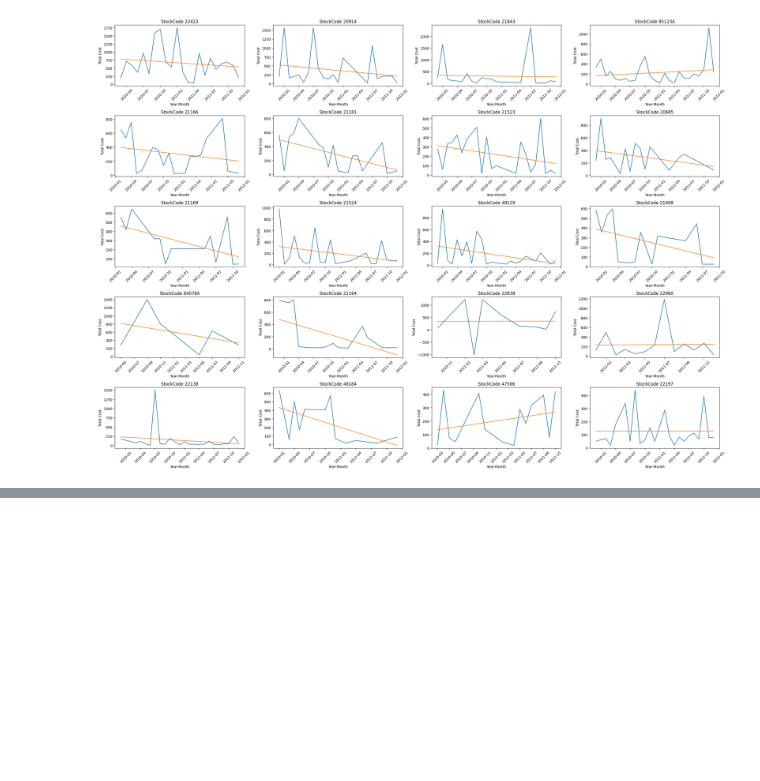
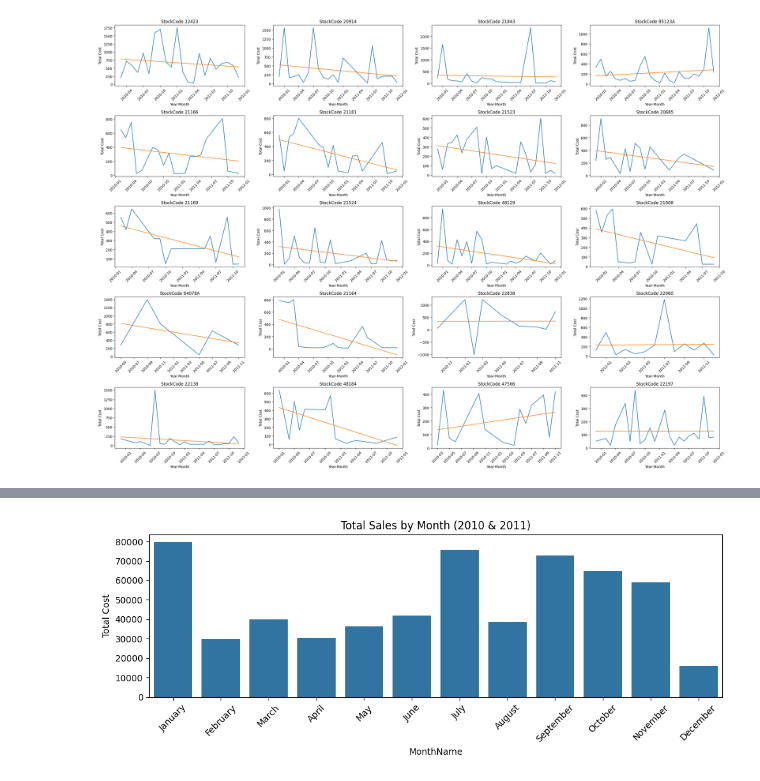
Before and after one commit to Ri-Dearg/ca2-market-retail, a Jupyter notebook: ca2-market-retail.ipynb, the cells around one changed output, grey strips where cells are left out. Cells and saved outputs as stored; diff of their text form; code cells hidden in the pictures; blank space fills up the shorter version.

Commit message:
feat: 🧐 add data for monthly totals

```diff
--- a/ca2-market-retail.ipynb
+++ b/ca2-market-retail.ipynb
@@ -547,3 +547,28 @@ plt.tight_layout()
 plt.show()
 # %% [output]
 [figure]
+# %%
+df_2010_2011 = clean_data_v2[
+    clean_data_v2["InvoiceDate"].dt.year.isin([2010, 2011])
+].copy()
+
+month_order = [
+    "January","February","March","April","May","June",
+    "July","August","September","October","November","December"
+]
+
+sales_by_month_2010_2011 = (
+    df_2010_2011
+    .groupby("MonthName", as_index=False)["Total Cost"]
+    .sum()
+)
+
+sales_by_month_2010_2011["MonthName"] = pd.Categorical(
+    sales_by_month_2010_2011["MonthName"],
+    categories=month_order,
+    ordered=True
+)
+
+sales_by_month_2010_2011 = sales_by_month_2010_2011.sort_values("MonthName")
+
+sales_by_month_2010_2011
@@ -549,0 +589,9 @@ plt.show()
+# %%
+plt.figure(figsize=(10, 4))
+sns.barplot(data=sales_by_month_2010_2011, x="MonthName", y="Total Cost")
+plt.xticks(rotation=45)
+plt.title("Total Sales by Month (2010 & 2011)")
+plt.tight_layout()
+plt.show()
+# %% [output]
+[figure, added]
```
Also changed, not shown: parts of 1 cell of this notebook.
